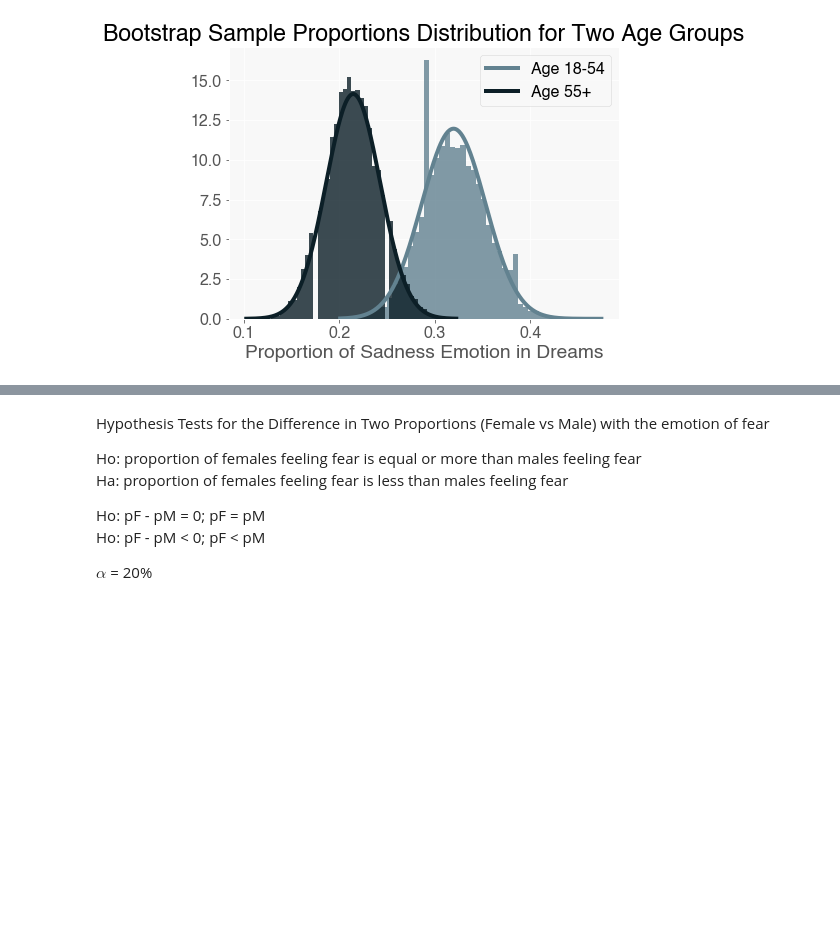
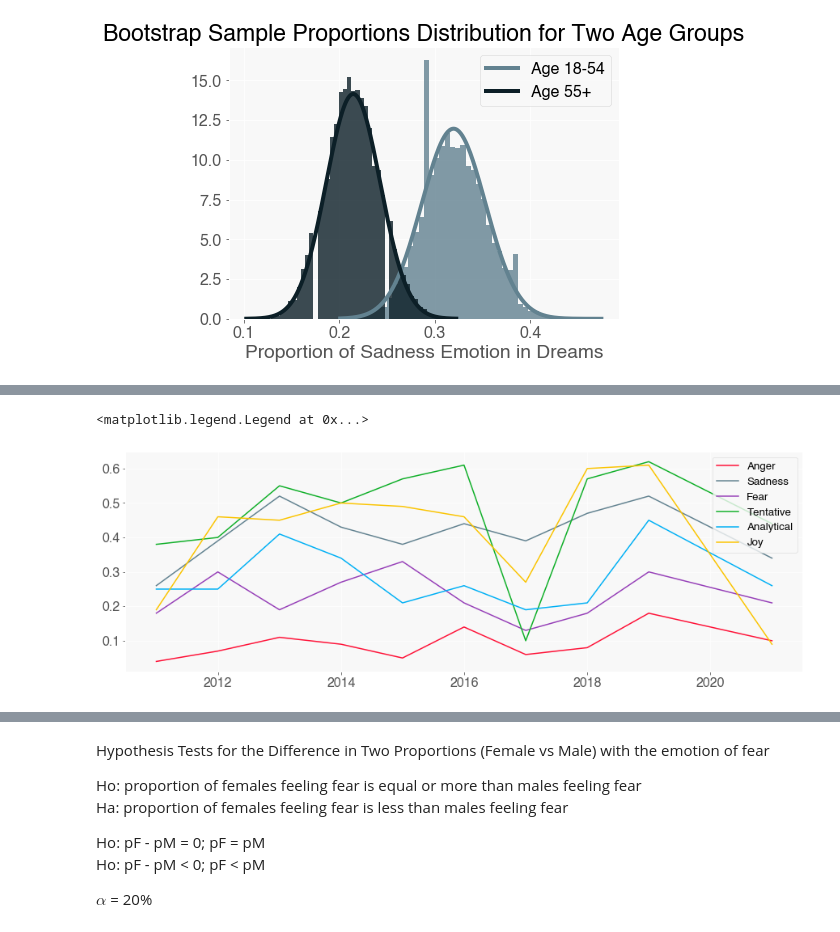
Before and after one commit to MekdiYilma/dreams, a Jupyter notebook: EDA/tone_analysis_on_SDDb.ipynb, the cells around one changed output, grey strips where cells are left out. Cells and saved outputs as stored; diff of their text form; code cells hidden in the pictures; blank space fills up the shorter version.

```diff
--- a/EDA/tone_analysis_on_SDDb.ipynb
+++ b/EDA/tone_analysis_on_SDDb.ipynb
@@ -717,0 +721,22 @@ plot_hist_dist('55+', deep_colors[1]);
+# %%
+dream_df['Counter'] = np.ones(len(dream_df.index))
+# %%
+tone_flag_cols_wCounter = ['Anger_Flag', 'Sadness_Flag', 'Fear_Flag',
+                           'Tentative_Flag', 'Analytical_Flag', 'Joy_Flag', 'Counter']
+# %%
+dream_date_grouped_df = dream_df[dream_df.Date > '2011-12-31'].groupby(pd.Grouper(key='Date', freq='4Y')).sum()[tone_flag_cols_wCounter]
+
+dream_date_grouped_df['Anger_Flag_p'] = round(dream_date_grouped_df.Anger_Flag /
+                                        dream_date_grouped_df.Counter,2)
+dream_date_grouped_df['Sadness_Flag_p'] = round(dream_date_grouped_df.Sadness_Flag /
+                                        dream_date_grouped_df.Counter,2)
+dream_date_grouped_df['Fear_Flag_p'] = round(dream_date_grouped_df.Fear_Flag /
+                                        dream_date_grouped_df.Counter,2)
+dream_date_grouped_df['Tentative_Flag_p'] = round(dream_date_grouped_df.Tentative_Flag /
+                                        dream_date_grouped_df.Counter,2)
+dream_date_grouped_df['Analytical_Flag_p'] = round(dream_date_grouped_df.Analytical_Flag /
+                                        dream_date_grouped_df.Counter,2)
+dream_date_grouped_df['Joy_Flag_p'] = round(dream_date_grouped_df.Joy_Flag /
+                                        dream_date_grouped_df.Counter,2)
+dream_date_grouped_df.dropna(inplace=True)
+dream_date_grouped_df
@@ -717,0 +749,13 @@ plot_hist_dist('55+', deep_colors[1]);
+# %%
+fig, ax = plt.subplots(figsize=(15,5))
+
+x = dream_date_grouped_df.index
+
+for tone_p, color, tone_name in zip(tone_p_cols, bright_colors, tone_cols):
+    y = dream_date_grouped_df[tone_p]
+    ax.plot(x, y, c=color, label=tone_name)
+
+ax.legend(loc="upper right", fontsize='small')
+# %% [output]
+<matplotlib.legend.Legend at 0x...>
+[figure, added]
```
Also changed, not shown: parts of 9 cells of this notebook.
